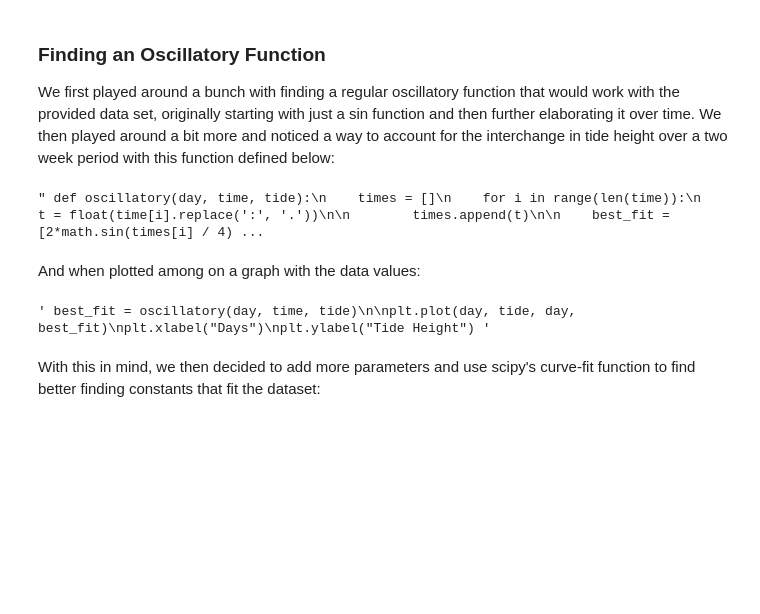
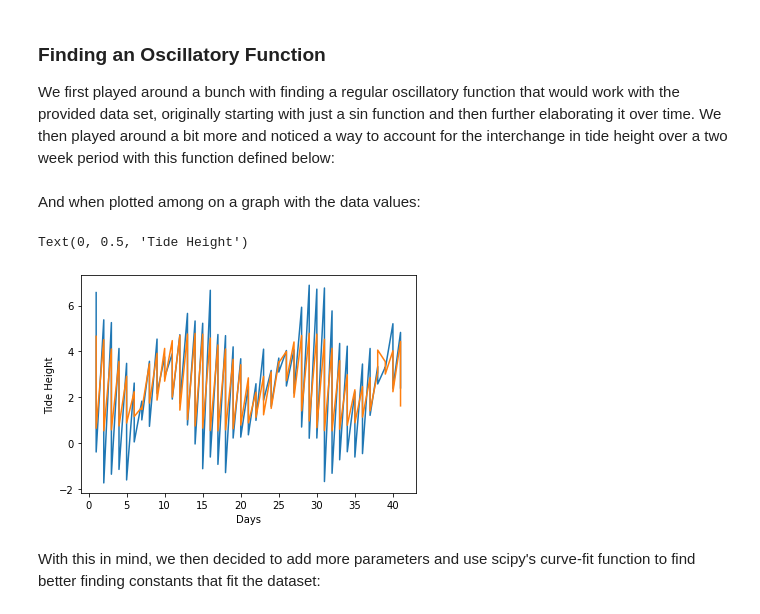
Before and after one commit to Eddysunday012/Astr-Group-Project, a Jupyter notebook: main.ipynb, the cells around one changed output. Saved outputs shown, nothing was run; the diff lists cells and outputs as text; code cells hidden in the pictures; blank space fills up the shorter version.

```diff
--- a/main.ipynb
+++ b/main.ipynb
@@ -82,7 +82,7 @@ print(tide)
 
 We first played around a bunch with finding a regular oscillatory function that would work with the provided data set, originally starting with just a sin function and then further elaborating it over time. We then played around a bit more and noticed a way to account for the interchange in tide height over a two week period with this function defined below:
 # %%
-""" def oscillatory(day, time, tide):
+def oscillatory(day, time, tide):
     times = []
     for i in range(len(time)):
         t = float(time[i].replace(':', '.'))
@@ -92,19 +92,18 @@ We first played around a bunch with finding a regular oscillatory function that
     # DEFINED FUNCTION
     best_fit = [2*math.sin(times[i] / 4) * math.sin(times[i] / 6) + (math.sin(times[i] / 4) + 2) for i in range(len(times))]
 
-    return best_fit """
+    return best_fit
-# %% [output]
-" def oscillatory(day, time, tide):\n    times = []\n    for i in range(len(time)):\n        t = float(time[i].replace(':', '.'))\n\n        times.append(t)\n\n    best_fit = [2*math.sin(times[i] / 4) ...
 # %% [markdown]
 And when plotted among on a graph with the data values:
 # %%
-""" best_fit = oscillatory(day, time, tide)
+best_fit = oscillatory(day, time, tide)
 
 plt.plot(day, tide, day, best_fit)
 plt.xlabel("Days")
-plt.ylabel("Tide Height") """
+plt.ylabel("Tide Height")
 # %% [output]
-' best_fit = oscillatory(day, time, tide)\n\nplt.plot(day, tide, day, best_fit)\nplt.xlabel("Days")\nplt.ylabel("Tide Height") '
+Text(0, 0.5, 'Tide Height')
+[figure, added]
 # %% [markdown]
 With this in mind, we then decided to add more parameters and use scipy's curve-fit function to find better finding constants that fit the dataset:
 # %%
```
Also changed, not shown: parts of 4 cells of this notebook, 4 other files.
